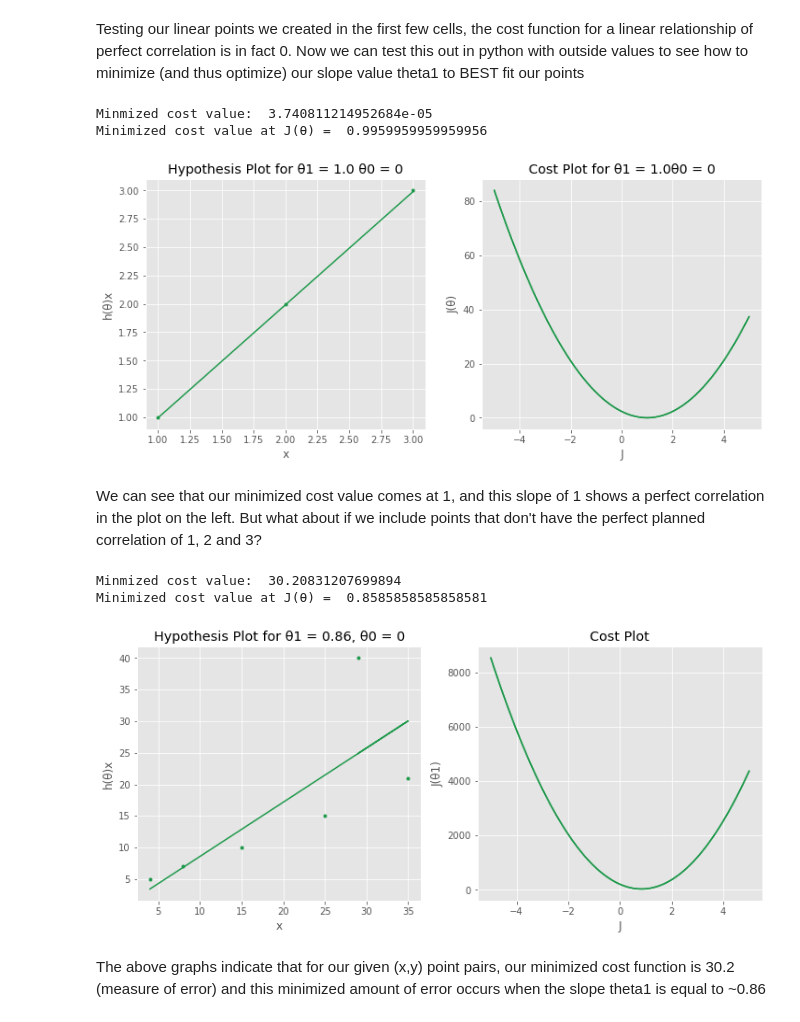
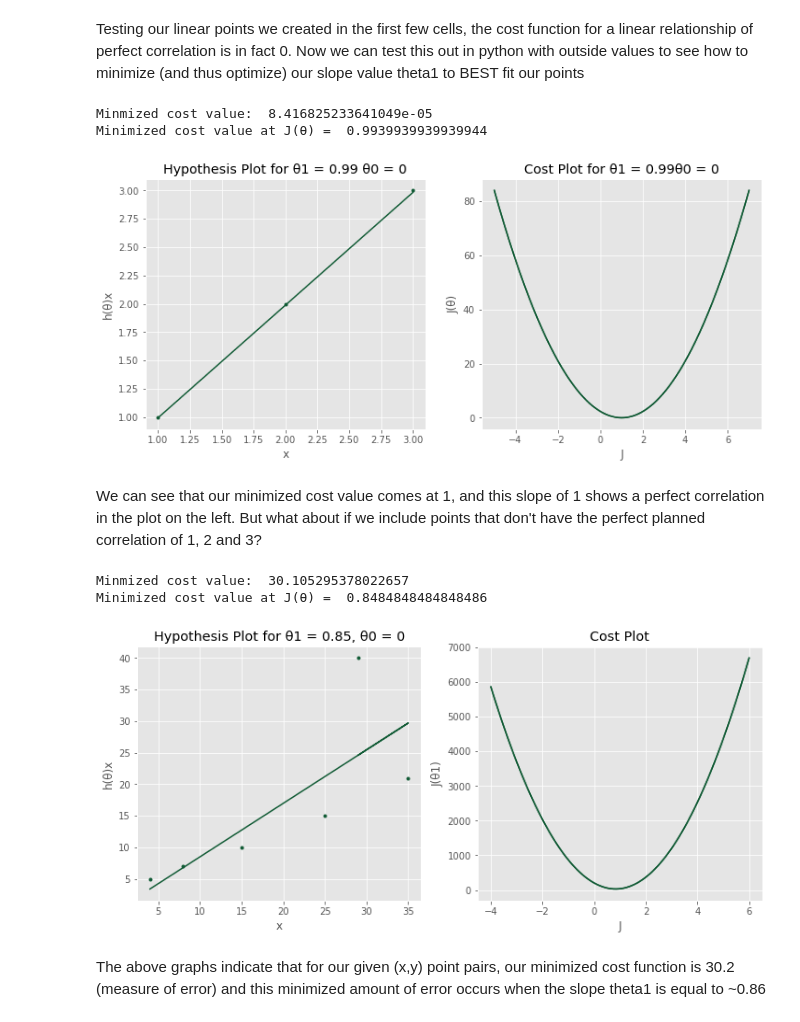
Before and after one commit to kvssea/MachineLearning, a Jupyter notebook: linear_cost_functions.ipynb, the cells around one changed output. Drawn from its saved outputs; the diff is of its cells as text; code cells hidden in the pictures.

```diff
--- a/linear_cost_functions.ipynb
+++ b/linear_cost_functions.ipynb
@@ -68,7 +69,7 @@ x = [1,2,3] #defining x points in our x, y pair
 y = [1,2,3] # defining y points in our x, y pair
 
 cost = [] #create an empty list that will hold the cost function results for each on of our x,y pairs passed to the cost function. This will allow us to determine a minumum value.
-thetas = np.linspace(-5,5, 1000) #test a high number of theta1 values to best approximate the ideal slope value.
+thetas = np.linspace(-5,7, 1000) #test a high number of theta1 values to best approximate the ideal slope value.
 
 for theta in thetas:
     cost.append(cost_fxn(x, y, theta)) #pass our theta1 slope values to the cost function, resulting in a series of values for which we can take the minimum cost (i.e. lowest error)
@@ -80,55 +81,55 @@ plt.subplot(1,2,1)
 plt.title('Hypothesis Plot for \u03B81 = ' + str(round(thetas[min_theta],2)) + ' \u03B80 = 0')
 plt.xlabel('x')
 plt.ylabel('h(\u03B8)x')
-plt.plot(x, hyp_fxn(x, theta1 = thetas[min_theta]), color = "#1e994b")
-plt.plot(x,y, '.b', color = "#1e994b")
+plt.plot(x, hyp_fxn(x, theta1 = thetas[min_theta]), color = "#115B35")
+plt.plot(x,y, '.b', color = "#115B35")
 plt.subplot(1, 2, 2)
 plt.title('Cost Plot for \u03B81 = ' + str(round(thetas[min_theta],2)) +  '\u03B80 = 0')
 plt.xlabel('J')
 plt.ylabel('J(\u03B8)')
-plt.plot(thetas, cost, color = "#1e994b")
-plt.plot(thetas, cost, color = "#1e994b")
+plt.plot(thetas, cost, color = "#115B35")
+plt.plot(thetas, cost, color = "#115B35")
 plt.plot()
 print("Minmized cost value: ",  min(cost))
 print("Minimized cost value at J(\u03B8) = ", thetas[min_theta]) #index thetas to determine which theta gives us our minimized cost function result
 # %% [output]
-Minmized cost value:  3.740811214952684e-05
-Minimized cost value at J(θ) =  0.9959959959959956
+Minmized cost value:  8.416825233641049e-05
+Minimized cost value at J(θ) =  0.9939939939939944
-[figure, old version]
+[figure, new version]
 # %% [markdown]
 We can see that our minimized cost value comes at 1, and this slope of 1 shows a perfect correlation in the plot on the left.
 But what about if we include points that don't have the perfect planned correlation of 1, 2 and 3?
 # %%
 x = [4, 8, 15, 25, 35, 29]
 y = [5, 7, 10, 15, 21, 40]
 
 cost = []
-thetas = np.linspace(-5,5, 100)
+thetas = np.linspace(-4,6, 100)
 for theta in thetas:
     cost.append(cost_fxn(x, y, theta1 = theta))
 
 min_theta = cost.index(min(cost))
 
-plt.rcParams['figure.figsize'] = [12, 5]
+plt.rcParams['figure.figsize'] = [12,5]
 plt.subplot(1,2,1)
 plt.title('Hypothesis Plot for \u03B81 = ' + str(round(thetas[min_theta],ndigits = 2)) +  ', ' + '\u03B80 = 0')
 plt.xlabel('x')
 plt.ylabel('h(\u03B8)x')
-plt.plot(x, hyp_fxn(x, theta1 = thetas[min_theta]), color = "#1e994b")
-plt.plot(x,y, '.b', color = "#1e994b")
+plt.plot(x, hyp_fxn(x, theta1 = thetas[min_theta]), color = "#115B35")
+plt.plot(x,y, '.b', color = "#115B35")
 plt.subplot(1, 2, 2)
 plt.title('Cost Plot')
 plt.xlabel('J')
 plt.ylabel('J(\u03B81)')
-plt.plot(thetas, cost, color = "#1e994b")
-plt.plot(thetas, cost, color = "#1e994b")
+plt.plot(thetas, cost, color = "#115B35")
+plt.plot(thetas, cost, color = "#115B35")
 plt.plot()
 print("Minmized cost value: ",  min(cost))
 print("Minimized cost value at J(\u03B8) = ", thetas[min_theta])
 # %% [output]
-Minmized cost value:  30.20831207699894
-Minimized cost value at J(θ) =  0.8585858585858581
+Minmized cost value:  30.105295378022657
+Minimized cost value at J(θ) =  0.8484848484848486
-[figure, old version]
+[figure, new version]
 # %% [markdown]
 The above graphs indicate that for our given (x,y) point pairs, our minimized cost function is 30.2 (measure of error) and this minimized amount of error occurs when the slope theta1 is equal to ~0.86
 # %%
```
Also changed, not shown: parts of 6 cells of this notebook.
